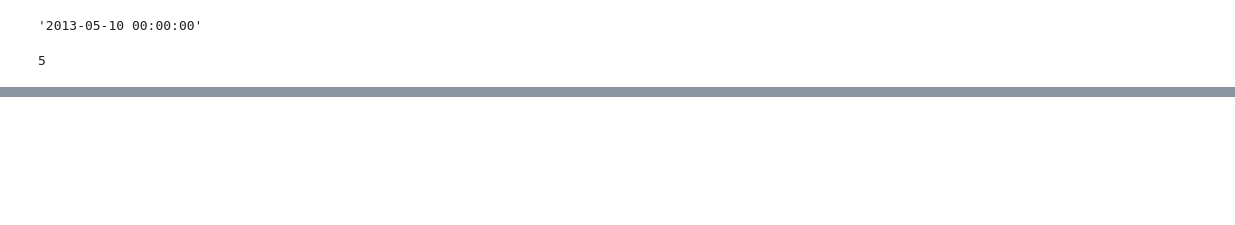
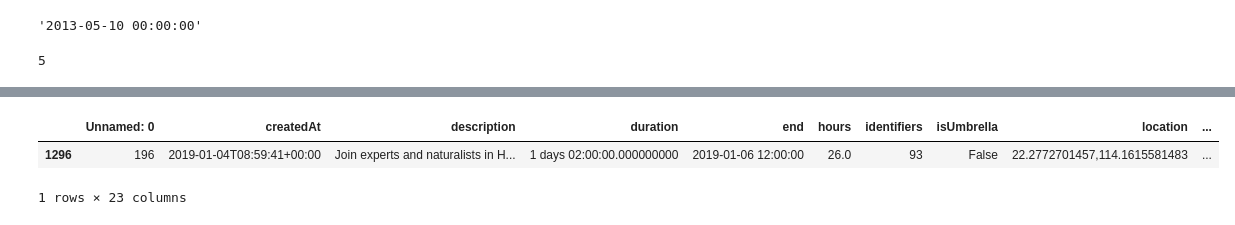
Before and after one commit to AgentschapPlantentuinMeise/iNatBioblitzes, a Jupyter notebook: iNatProjDesc.ipynb, the cells around one changed output, grey strips where cells are left out. Saved outputs shown, nothing was run; the diff lists cells and outputs as text; code cells hidden in the pictures; blank space fills up the shorter version.

```diff
--- a/iNatProjDesc.ipynb
+++ b/iNatProjDesc.ipynb
@@ -214 +263,7 @@ df
+# %%
+df.loc[df['slug'] == "spark-festival-hong-kong-park-bioblitz"]
+# %% [output]
+|  | Unnamed: 0 | createdAt | description | duration | end | hours | identifiers | isUmbrella | location | ... |
+| 1296 | 196 | 2019-01-04T08:59:41+00:00 | Join experts and naturalists in H... | 1 days 02:00:00.000000000 | 2019-01-06 12:00:00 | 26.0 | 93 | False | 22.2772701457,114.1615581483 | ... |
+1 rows × 23 columns
 # %%
```
Also changed, not shown: parts of 14 cells of this notebook, 2 other files.
